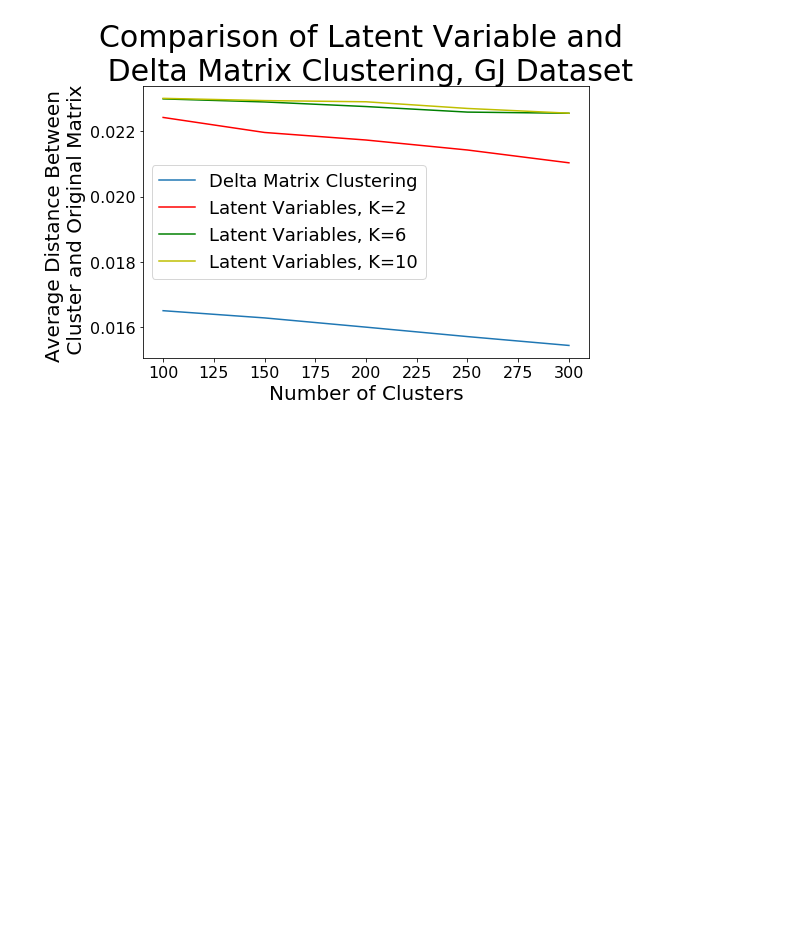
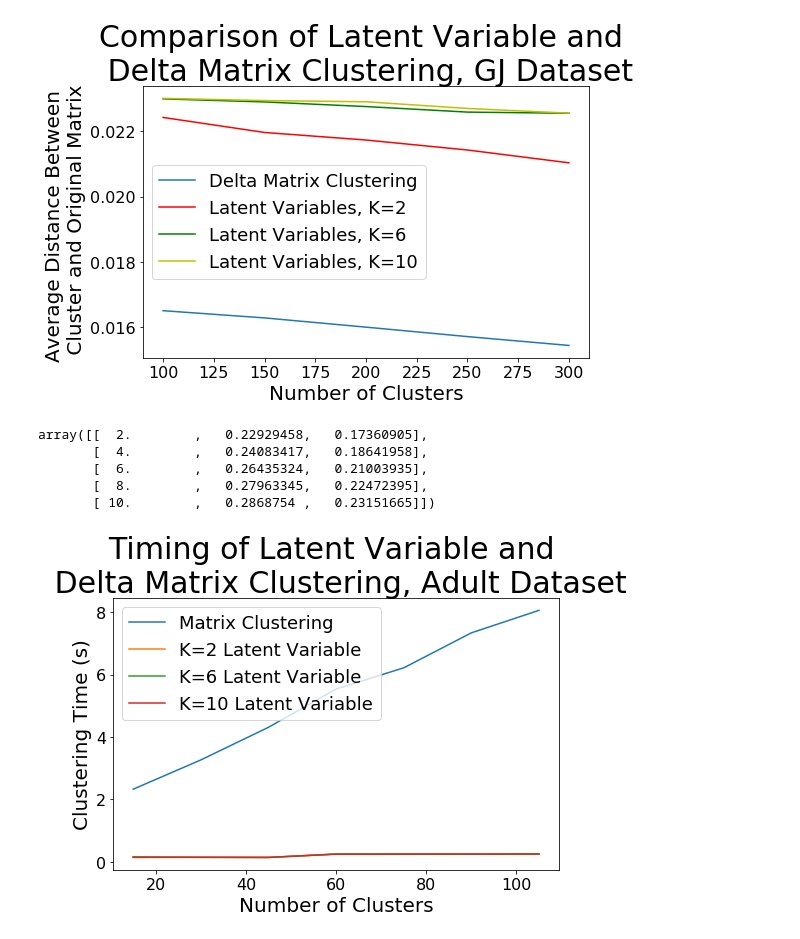
Before and after one commit to ashilgard/cs281-project, a Jupyter notebook: Dataverse Files/Plots.ipynb, the cells around one changed output. Saved outputs shown, nothing was run; the diff lists cells and outputs as text; code cells hidden in the pictures; blank space fills up the shorter version.

Commit message:
plots w data

```diff
--- a/Dataverse Files/Plots.ipynb
+++ b/Dataverse Files/Plots.ipynb
@@ -107,0 +114,27 @@ plt.show()
+# %%
+l1errors[0]
+# %% [output]
+array([[  2.        ,   0.22929458,   0.17360905],
+       [  4.        ,   0.24083417,   0.18641958],
+       [  6.        ,   0.26435324,   0.21003935],
+       [  8.        ,   0.27963345,   0.22472395],
+       [ 10.        ,   0.2868754 ,   0.23151665]])
+# %%
+time_lv = np.loadtxt('./lv_speed.csv')
+# %%
+time_ref = np.loadtxt('./ref_speed.csv')
+# %%
+fig = plt.figure(figsize=(8, 5))
+plt.plot(range(15,115,15), time_ref, label='Matrix Clustering')
+plt.plot(range(15,115,15), time_lv[0], label='K=2 Latent Variable')
+plt.plot(range(15,115,15), time_lv[2], label='K=6 Latent Variable')
+plt.plot(range(15,115,15), time_lv[4], label='K=10 Latent Variable')
+plt.legend(loc='best', prop={'size': 18})
+plt.xlabel('Number of Clusters', fontsize=20)
+plt.ylabel('Clustering Time (s)', fontsize=20)
+plt.tick_params(axis='both', which='major', labelsize=16)
+plt.tick_params(axis='both', which='minor', labelsize=16)
+plt.title('Timing of Latent Variable and \n Delta Matrix Clustering, Adult Dataset',  fontsize=30)
+plt.show()
+# %% [output]
+[figure, added]
```
Also changed, not shown: parts of 2 cells of this notebook, 6 other files.
